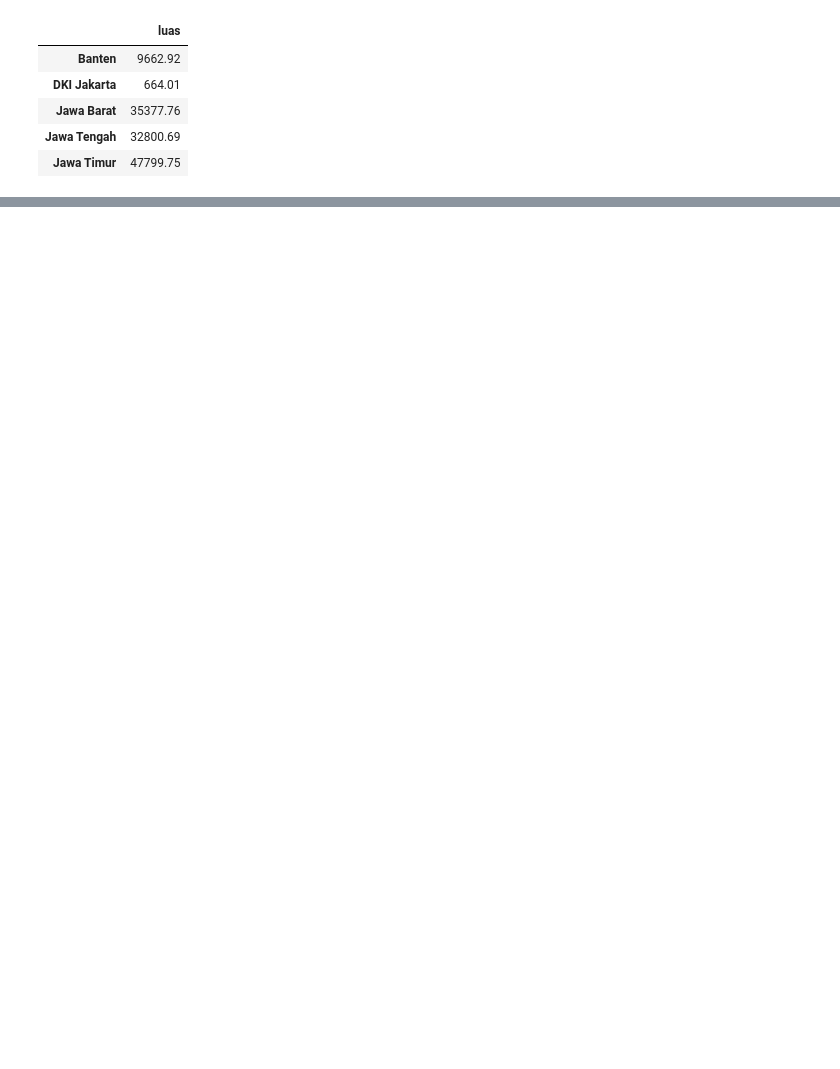
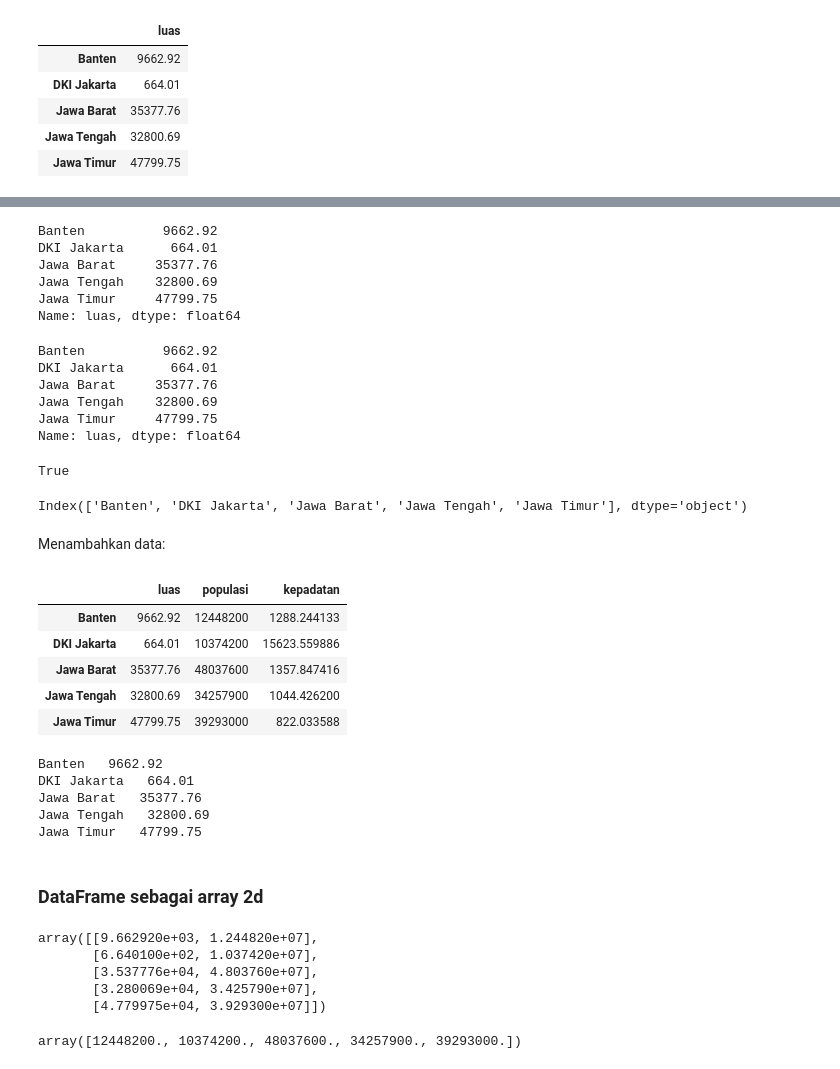
Before and after one commit to f-fathurrahman/KuliahPython, a Jupyter notebook: pandas_tutorials/Tutorial_Pandas_01.ipynb, the cells around one changed output, grey strips where cells are left out. Drawn from its saved outputs; the diff is of its cells as text; code cells hidden in the pictures; blank space fills up the shorter version.

Commit message:
Selecting data

```diff
--- a/pandas_tutorials/Tutorial_Pandas_01.ipynb
+++ b/pandas_tutorials/Tutorial_Pandas_01.ipynb
@@ -279,0 +520,17 @@ pd.DataFrame([{'a': 1, 'b': 2}, {'b': 3, 'c': 4}])
+# %%
+populasi = pd.Series({
+    "Banten" : 12448200,
+    "DKI Jakarta" : 10374200,
+    "Jawa Barat" : 48037600,
+    "Jawa Tengah" : 34257900,
+    "Jawa Timur" : 39293000,
+})
+luas = pd.Series({
+    "Banten" : 9662.92,
+    "DKI Jakarta" : 664.01,
+    "Jawa Barat" : 35377.76,
+    "Jawa Tengah" : 32800.69,
+    "Jawa Timur" : 47799.75
+})
+data = pd.DataFrame({"luas" : luas, "populasi" : populasi})
+data
@@ -279,0 +544,61 @@ pd.DataFrame([{'a': 1, 'b': 2}, {'b': 3, 'c': 4}])
+# %%
+data["luas"]
+# %% [output]
+Banten          9662.92
+DKI Jakarta      664.01
+Jawa Barat     35377.76
+Jawa Tengah    32800.69
+Jawa Timur     47799.75
+Name: luas, dtype: float64
+# %%
+data.luas
+# %% [output]
+Banten          9662.92
+DKI Jakarta      664.01
+Jawa Barat     35377.76
+Jawa Tengah    32800.69
+Jawa Timur     47799.75
+Name: luas, dtype: float64
+# %%
+data.luas is data["luas"]
+# %% [output]
+True
+# %%
+data.index
+# %% [output]
+Index(['Banten', 'DKI Jakarta', 'Jawa Barat', 'Jawa Tengah', 'Jawa Timur'], dtype='object')
+# %% [markdown]
+Menambahkan data:
+# %%
+data["kepadatan"] = data["populasi"]/data["luas"]
+data
+# %% [output]
+|  | luas | populasi | kepadatan |
+| Banten | 9662.92 | 12448200 | 1288.244133 |
+| DKI Jakarta | 664.01 | 10374200 | 15623.559886 |
+| Jawa Barat | 35377.76 | 48037600 | 1357.847416 |
+| Jawa Tengah | 32800.69 | 34257900 | 1044.426200 |
+| Jawa Timur | 47799.75 | 39293000 | 822.033588 |
+# %%
+for k, v in data["luas"].items():
+    print(k, " ", v)
+# %% [output]
+Banten   9662.92
+DKI Jakarta   664.01
+Jawa Barat   35377.76
+Jawa Tengah   32800.69
+Jawa Timur   47799.75
+# %% [markdown]
+### DataFrame sebagai array 2d
+# %%
+data.values
+# %% [output]
+array([[9.662920e+03, 1.244820e+07],
+       [6.640100e+02, 1.037420e+07],
+       [3.537776e+04, 4.803760e+07],
+       [3.280069e+04, 3.425790e+07],
+       [4.779975e+04, 3.929300e+07]])
+# %%
+data.values[:,1]
+# %% [output]
+array([12448200., 10374200., 48037600., 34257900., 39293000.])
```
Also changed, not shown: parts of 71 cells of this notebook.
